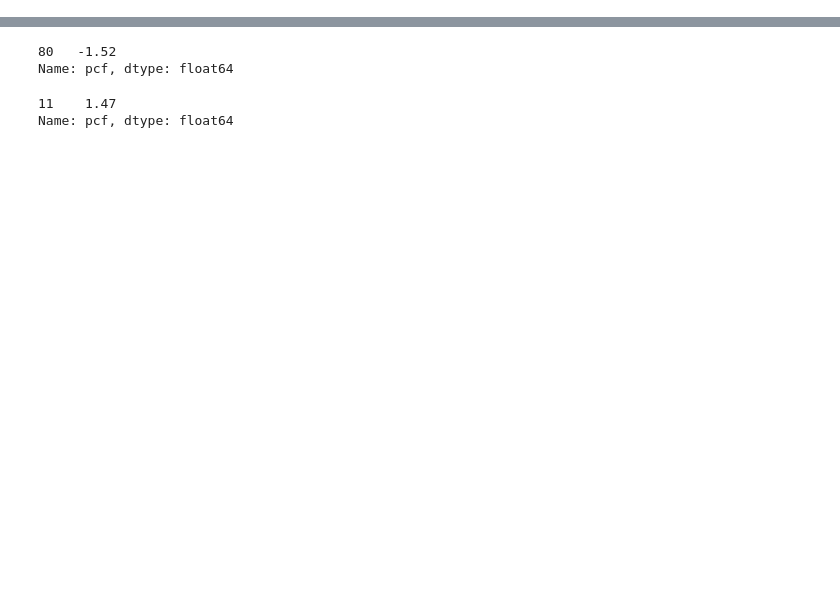
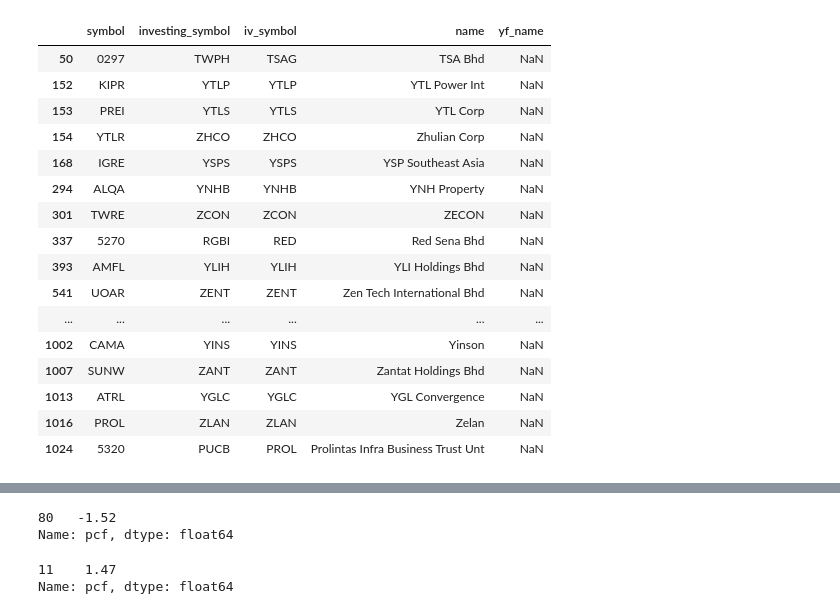
Before and after one commit to supertypeai/sectors_sg_my_data_updater, a Jupyter notebook: sg_my_scraper.ipynb, the cells around one changed output, grey strips where cells are left out. Drawn from its saved outputs; the diff is of its cells as text; code cells hidden in the pictures; blank space fills up the shorter version.

Commit message:
fix klse companies investing symbol and name

```diff
--- a/sg_my_scraper.ipynb
+++ b/sg_my_scraper.ipynb
@@ -22,0 +25,25 @@ data_db = pd.DataFrame(data_db.data)
+# %%
+my_json = pd.read_json("my_companies.json")
+# %%
+json_dict = {
+    "name" : [],
+    "url" : [],
+    "iv_symbol" :[]
+}
+for row in my_json["data"].tolist():
+    json_dict["name"].append(row["Name"])
+    json_dict["url"].append(row["Url"])
+    json_dict["iv_symbol"].append(row["Symbol"])
+# %%
+data_json = pd.DataFrame(json_dict)
+# %%
+yf_name = []
+for name in data_db["symbol"].tolist():
+    try:
+        temp = yf.Ticker(name + ".KL")
+        temp_name = temp.info["longName"]
+        yf_name.append(temp_name)
+    except Exception as e:
+        print(f"error at symbol : {name}")
+        yf_name.append(np.nan)
+data_add = data_db.assign(yf_name = yf_name)
@@ -22,0 +64,21 @@ data_db = pd.DataFrame(data_db.data)
+# %%
+data_copy = pd.merge(data_add, data_json, on = "name", how = "inner")
+data_copy[["symbol", "investing_symbol", "iv_symbol", "name", "yf_name"]][data_copy["yf_name"].isna()]
+# %% [output]
+|  | symbol | investing_symbol | iv_symbol | name | yf_name |
+| 50 | 0297 | TWPH | TSAG | TSA Bhd | NaN |
+| 152 | KIPR | YTLP | YTLP | YTL Power Int | NaN |
+| 153 | PREI | YTLS | YTLS | YTL Corp | NaN |
+| 154 | YTLR | ZHCO | ZHCO | Zhulian Corp | NaN |
+| 168 | IGRE | YSPS | YSPS | YSP Southeast Asia | NaN |
+| 294 | ALQA | YNHB | YNHB | YNH Property | NaN |
+| 301 | TWRE | ZCON | ZCON | ZECON | NaN |
+| 337 | 5270 | RGBI | RED | Red Sena Bhd | NaN |
+| 393 | AMFL | YLIH | YLIH | YLI Holdings Bhd | NaN |
+| 541 | UOAR | ZENT | ZENT | Zen Tech International Bhd | NaN |
+| ... | ... | ... | ... | ... | ... |
+| 1002 | CAMA | YINS | YINS | Yinson | NaN |
+| 1007 | SUNW | ZANT | ZANT | Zantat Holdings Bhd | NaN |
+| 1013 | ATRL | YGLC | YGLC | YGL Convergence | NaN |
+| 1016 | PROL | ZLAN | ZLAN | Zelan | NaN |
+| 1024 | 5320 | PUCB | PROL | Prolintas Infra Business Trust Unt | NaN |
```
Also changed, not shown: parts of 20 cells of this notebook, 1 other file.
